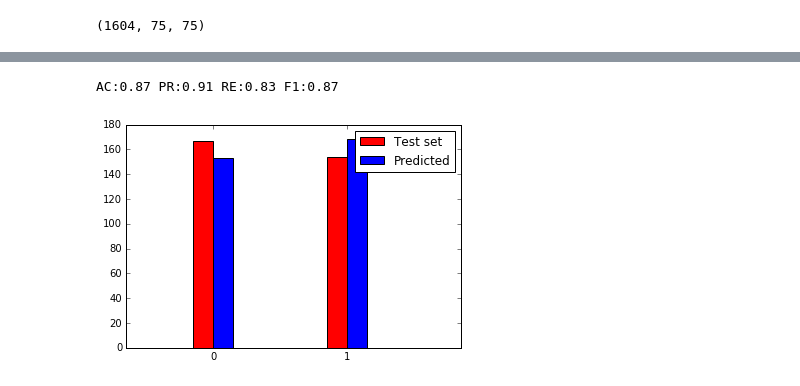
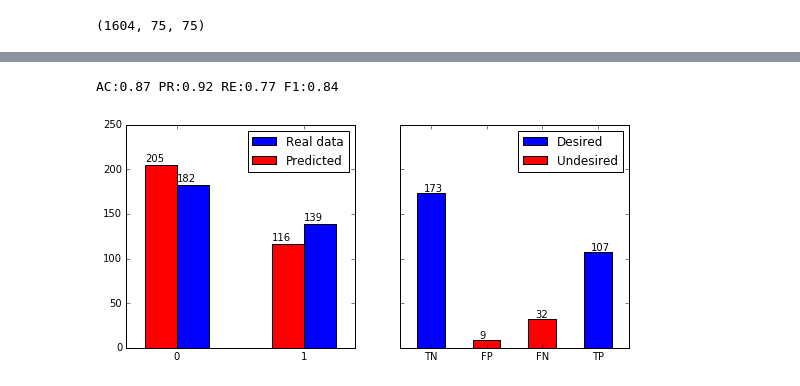
Before and after one commit to HKCaesar/BIT_AI_ICEBERG, a Jupyter notebook: master.ipynb, the cells around one changed output, grey strips where cells are left out. Cells and saved outputs as stored; diff of their text form; code cells hidden in the pictures.

```diff
--- a/master.ipynb
+++ b/master.ipynb
@@ -201,7 +203,7 @@ DL_L4 = Dense(64, use_bias=True, bias_initializer='zeros')(DL_L4)
 DL_L4 = LeakyReLU(alpha=.01)(DL_L4)
 DL_L4 = Dropout(0.15)(DL_L4)
 
-OUTPUT = Dense(number_of_classes, activation='softmax')(DL_L4)
+OUTPUT = Dense(number_of_classes, activation='sigmoid')(DL_L4)
 
 # model.summary()
 # %%
@@ -238,36 +260,59 @@ y_pred = model.predict(X_test)
 # %%
 for i in range(len(y_pred)):
-    y_pred[i, :] = np.round(y_pred[i, :])
+    y_pred[i] = np.round(y_pred[i])
 # %%
 #Precision: how many 1 are true 1?
 #Recall: how many 0 are true 0?
 #F1Score: balance between those two
 
-y_comp = confusion_matrix(y_test[:, 0], y_pred[:, 0])
+y_comp = confusion_matrix(y_test, y_pred)
 precision = y_comp[1, 1] / (y_comp[0, 1] + y_comp[1, 1])
 recall = y_comp[1, 1] / (y_comp[1, 0] + y_comp[1, 1])
-accuracy = accuracy_score(y_test[:, 0], y_pred[:, 0])
+accuracy = accuracy_score(y_test, y_pred)
 f1score = 2 * precision * recall / (precision + recall)
 print("AC:%.2f PR:%.2f RE:%.2f F1:%.2f" % (accuracy, precision, recall, f1score))
 # %% [output]
-AC:0.87 PR:0.91 RE:0.83 F1:0.87
+AC:0.87 PR:0.92 RE:0.77 F1:0.84
-# %%
-ind = np.arange(2)  # the x locations for the groups
-width = 0.15       # the width of the bars
-
-fig, ax = plt.subplots()
-rects1 = ax.bar(ind, [np.sum(y_test[:, 0]), len(y_test[:, 0])-np.sum(y_test[:, 0])], width, color='r')
-rects2 = ax.bar(ind + width, [np.sum(y_pred[:, 0]), len(y_pred[:, 0])-np.sum(y_pred[:, 0])], width, color='b')
-
-ax.set_xticks(ind + width)
-ax.set_xticklabels(('0', '1'))
-
-ax.legend((rects1[0], rects2[0]), ('Test set', 'Predicted'))
-plt.xlim(-0.5, 2)
-
-plt.show()
-# %% [output]
-[figure, removed]
+# %%
+width = 0.5
+
+fig, (general, detailed) = plt.subplots(1, 2, sharey=True, figsize=(9, 4))
+
+detailed.bar(0, y_comp[0, 0], width, color='b', label='Desired')
+detailed.bar(1, y_comp[0, 1], width, color='r', label='Undesired')
+detailed.bar(2, y_comp[1, 0], width, color='r')
+detailed.bar(3, y_comp[1, 1], width, color='b')
+
+detailed.set_xticks(np.arange(4)+width/2)
+detailed.set_xticklabels(('TN', 'FP', 'FN', 'TP'))
+
+detailed.set_xlim(-0.3, 3.8)
+detailed.set_ylim(0, 165)
+
+for i, j in zip(np.arange(4), y_comp.ravel()):
+    detailed.text(i+width/4, j+2, j)
+
+detailed.legend()
+
+general.bar([0, 1], [np.sum(y_comp[0, :]), np.sum(y_comp[1, :])], width/2, color='b', label='Real data')
+general.bar(np.arange(2)-width/2, [np.sum(y_comp[:, 0]), np.sum(y_comp[:, 1])], width/2, color='r', label='Predicted')
+
+general.set_xticks(np.arange(2))
+general.set_xticklabels(('0', '1'))
+
+general.set_ylim(0, 250)
+
+for i, j in zip([-width/2, 0, 1-width/2, 1], [np.sum(y_comp[:, 0]),
+                                            np.sum(y_comp[0, :]),
+                                            np.sum(y_comp[:, 1]),
+                                            np.sum(y_comp[1, :])]):
+    general.text(i, j+4, j)
+
+general.legend()
+
+plt.show()
+# %% [output]
+[figure, added]
 # %%
 filename = ("model_%i_%i_%i_%i.h5" % (accuracy*100, precision*100, recall*100, f1score*100))
 model.save(filename)
```
Also changed, not shown: parts of 7 cells of this notebook.
